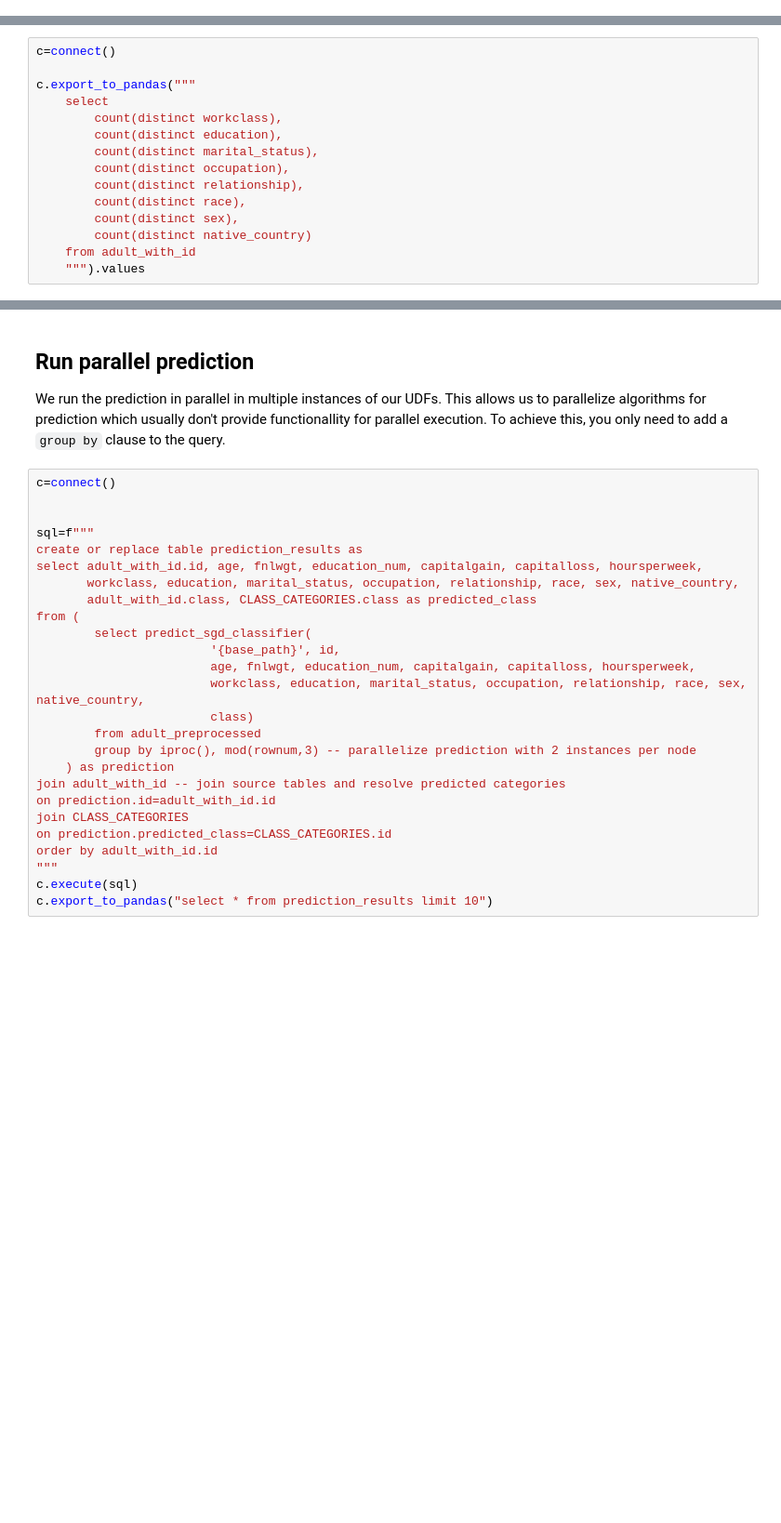
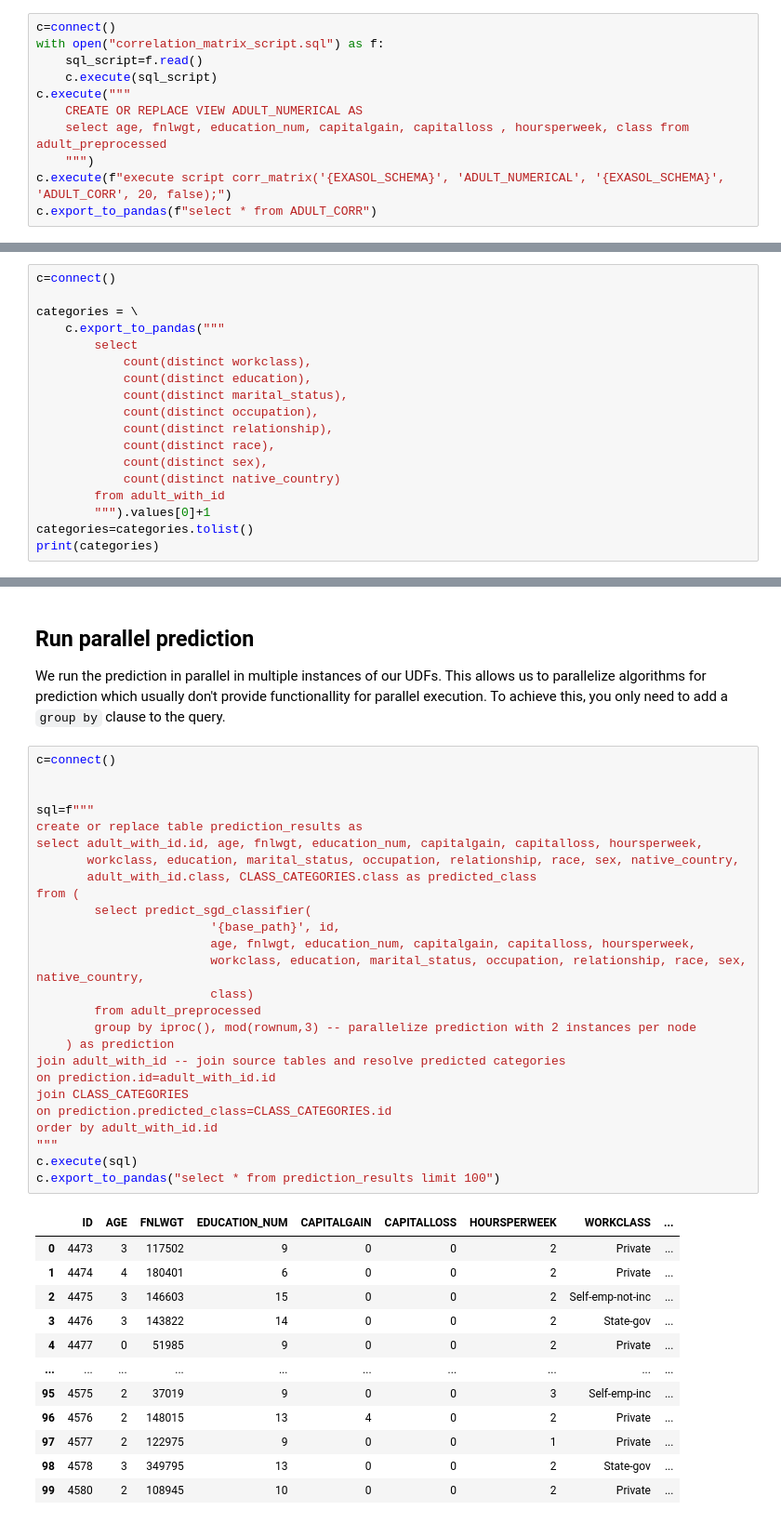
Before and after one commit to exasol/data-science-examples, a Jupyter notebook: tutorials/machine-learning/python/scikit-learn/scikit_learn_batchwise_classification.ipynb, the cells around one changed output, grey strips where cells are left out. Shown at 93% size. Drawn from its saved outputs; the diff is of its cells as text; blank space fills up the shorter version.

```diff
--- a/tutorials/machine-learning/python/scikit-learn/scikit_learn_batchwise_classification.ipynb
+++ b/tutorials/machine-learning/python/scikit-learn/scikit_learn_batchwise_classification.ipynb
@@ -319,0 +322,11 @@ c.export_to_pandas("select * from adult_preprocessed limit 10")
+# %%
+c=connect()
+with open("correlation_matrix_script.sql") as f:
+    sql_script=f.read()
+    c.execute(sql_script)
+c.execute("""
+    CREATE OR REPLACE VIEW ADULT_NUMERICAL AS
+    select age, fnlwgt, education_num, capitalgain, capitalloss , hoursperweek, class from adult_preprocessed
+    """)
+c.execute(f"execute script corr_matrix('{EXASOL_SCHEMA}', 'ADULT_NUMERICAL', '{EXASOL_SCHEMA}', 'ADULT_CORR', 20, false);")
+c.export_to_pandas(f"select * from ADULT_CORR")
@@ -322,16 +342,19 @@ c.export_to_pandas("select * from adult_preprocessed limit 10")
 # %%
 c=connect()
 
-c.export_to_pandas("""
-    select
-        count(distinct workclass),
-        count(distinct education),
-        count(distinct marital_status),
-        count(distinct occupation),
-        count(distinct relationship),
-        count(distinct race),
-        count(distinct sex),
-        count(distinct native_country)
-    from adult_with_id
-    """).values
+categories = \
+    c.export_to_pandas("""
+        select
+            count(distinct workclass),
+            count(distinct education),
+            count(distinct marital_status),
+            count(distinct occupation),
+            count(distinct relationship),
+            count(distinct race),
+            count(distinct sex),
+            count(distinct native_country)
+        from adult_with_id
+        """).values[0]+1
+categories=categories.tolist()
+print(categories)
 # %% [output]
@@ -506,27 +527,39 @@ We run the prediction in parallel in multiple instances of our UDFs. This allows
 # %%
 c=connect()
 
 
 sql=f"""
 create or replace table prediction_results as
 select adult_with_id.id, age, fnlwgt, education_num, capitalgain, capitalloss, hoursperweek,
        workclass, education, marital_status, occupation, relationship, race, sex, native_country,
        adult_with_id.class, CLASS_CATEGORIES.class as predicted_class
 from (
         select predict_sgd_classifier(
                         '{base_path}', id,
                         age, fnlwgt, education_num, capitalgain, capitalloss, hoursperweek,
                         workclass, education, marital_status, occupation, relationship, race, sex, native_country,
                         class)
         from adult_preprocessed
         group by iproc(), mod(rownum,3) -- parallelize prediction with 2 instances per node
     ) as prediction
 join adult_with_id -- join source tables and resolve predicted categories
 on prediction.id=adult_with_id.id
 join CLASS_CATEGORIES
 on prediction.predicted_class=CLASS_CATEGORIES.id
 order by adult_with_id.id
 """
 c.execute(sql)
-c.export_to_pandas("select * from prediction_results limit 10")
+c.export_to_pandas("select * from prediction_results limit 100")
 # %% [output]
+|  | ID | AGE | FNLWGT | EDUCATION_NUM | CAPITALGAIN | CAPITALLOSS | HOURSPERWEEK | WORKCLASS | ... |
+| 0 | 4473 | 3 | 117502 | 9 | 0 | 0 | 2 | Private | ... |
+| 1 | 4474 | 4 | 180401 | 6 | 0 | 0 | 2 | Private | ... |
+| 2 | 4475 | 3 | 146603 | 15 | 0 | 0 | 2 | Self-emp-not-inc | ... |
+| 3 | 4476 | 3 | 143822 | 14 | 0 | 0 | 2 | State-gov | ... |
+| 4 | 4477 | 0 | 51985 | 9 | 0 | 0 | 2 | Private | ... |
+| ... | ... | ... | ... | ... | ... | ... | ... | ... | ... |
+| 95 | 4575 | 2 | 37019 | 9 | 0 | 0 | 3 | Self-emp-inc | ... |
+| 96 | 4576 | 2 | 148015 | 13 | 4 | 0 | 2 | Private | ... |
+| 97 | 4577 | 2 | 122975 | 9 | 0 | 0 | 1 | Private | ... |
+| 98 | 4578 | 3 | 349795 | 13 | 0 | 0 | 2 | State-gov | ... |
+| 99 | 4580 | 2 | 108945 | 10 | 0 | 0 | 2 | Private | ... |
```
Also changed, not shown: parts of 8 cells of this notebook.
